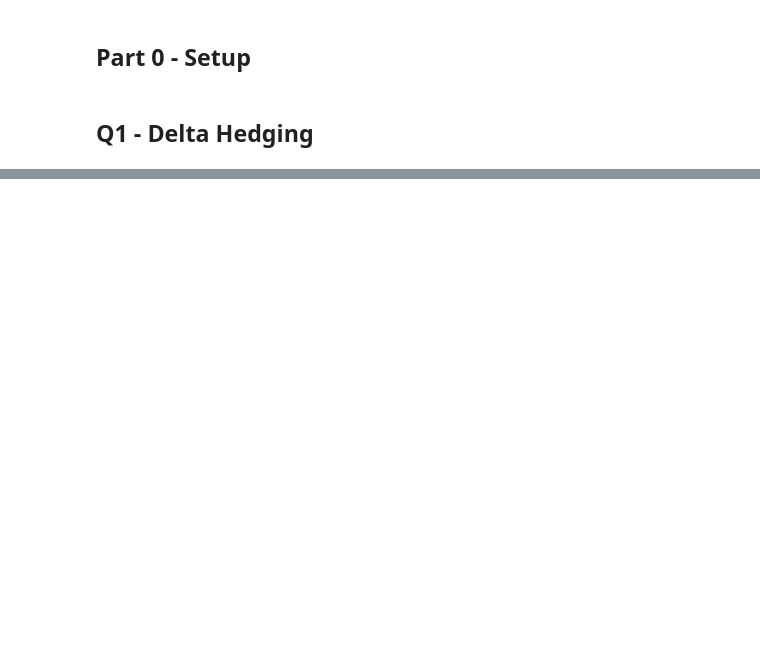
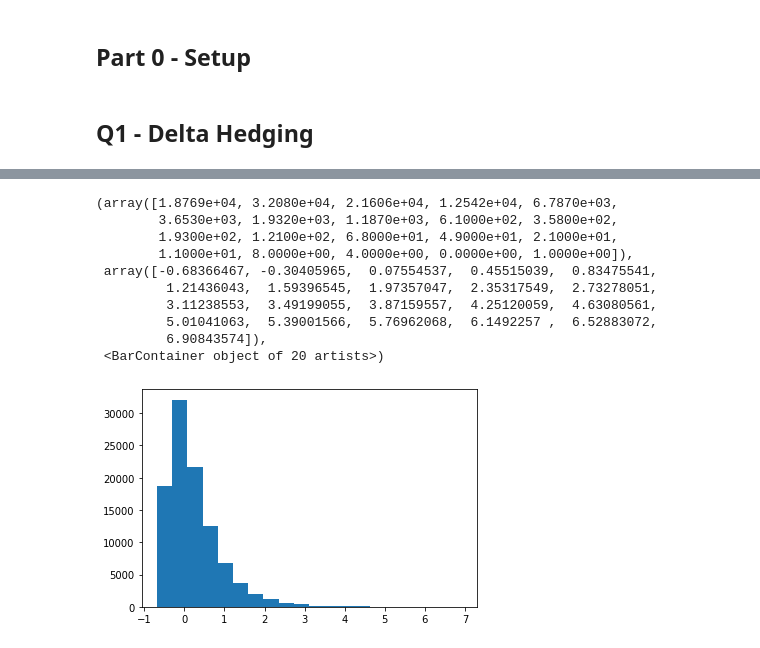
Before and after one commit to Jamjam1729/Masters_Coursework, a Jupyter notebook: FM06 Coursework.ipynb, the cells around one changed output, grey strips where cells are left out. Drawn from its saved outputs; the diff is of its cells as text; code cells hidden in the pictures; blank space fills up the shorter version.

```diff
--- a/FM06 Coursework.ipynb
+++ b/FM06 Coursework.ipynb
@@ -97,0 +244,17 @@ assert_almost_equal(price_test, black_scholes_call_price(S0, 0, K, 0.3, r, sigma
+# %%
+Q2_Test = Hedger(S0, K, 0.3, r, mu, 100_000, 1_000, simulation_end_time = 0.15, constant_vol_assumption = True)
+Q2_test_error, Q2_price_error = Q2_Test.simulate_delta_varying_vol()
+# %%
+plt.hist(Q2_test_error, bins = 20)
+# %% [output]
+(array([1.8769e+04, 3.2080e+04, 2.1606e+04, 1.2542e+04, 6.7870e+03,
+        3.6530e+03, 1.9320e+03, 1.1870e+03, 6.1000e+02, 3.5800e+02,
+        1.9300e+02, 1.2100e+02, 6.8000e+01, 4.9000e+01, 2.1000e+01,
+        1.1000e+01, 8.0000e+00, 4.0000e+00, 0.0000e+00, 1.0000e+00]),
+ array([-0.68366467, -0.30405965,  0.07554537,  0.45515039,  0.83475541,
+         1.21436043,  1.59396545,  1.97357047,  2.35317549,  2.73278051,
+         3.11238553,  3.49199055,  3.87159557,  4.25120059,  4.63080561,
+         5.01041063,  5.39001566,  5.76962068,  6.1492257 ,  6.52883072,
+         6.90843574]),
+ <BarContainer object of 20 artists>)
+[figure, added]
```
Also changed, not shown: parts of 16 cells of this notebook.
